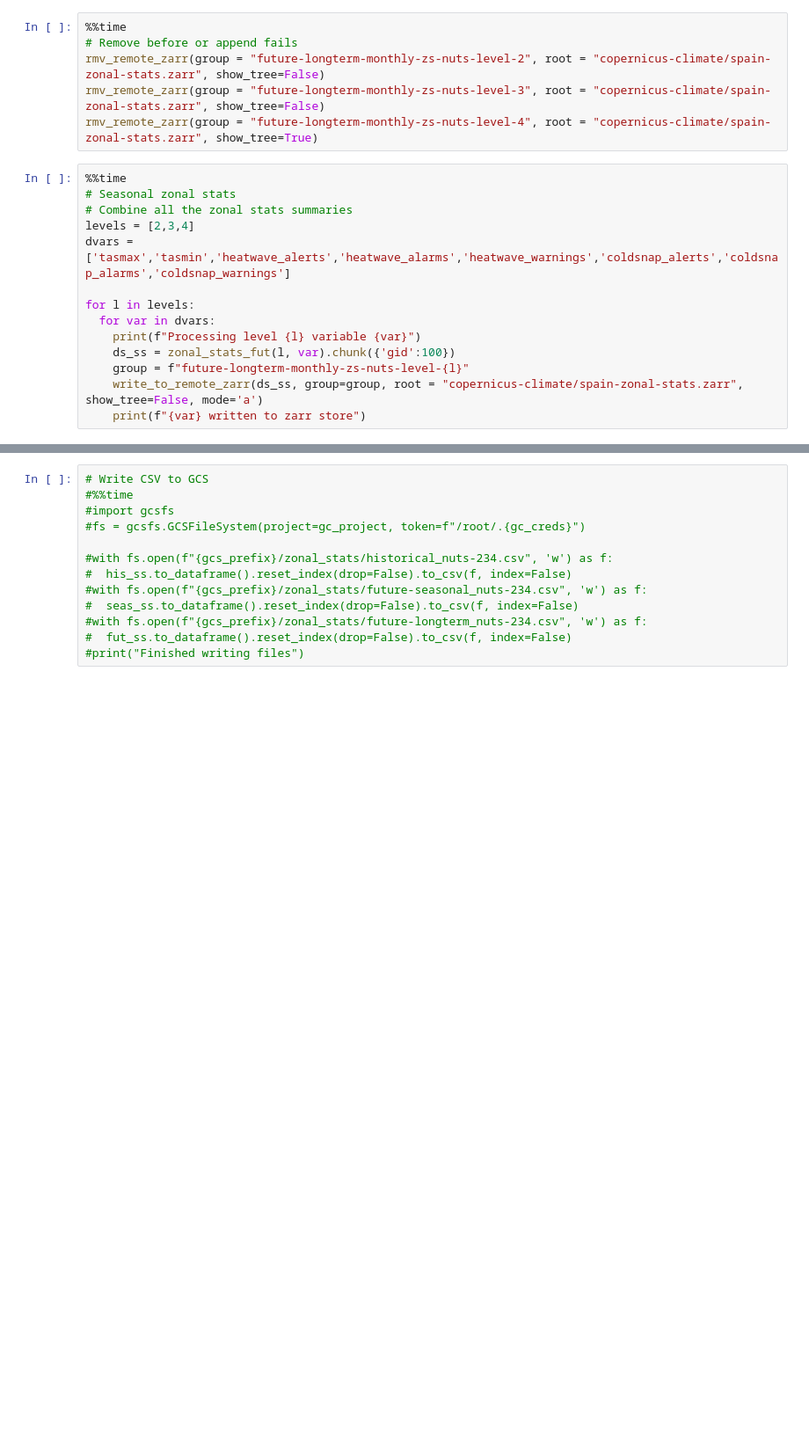
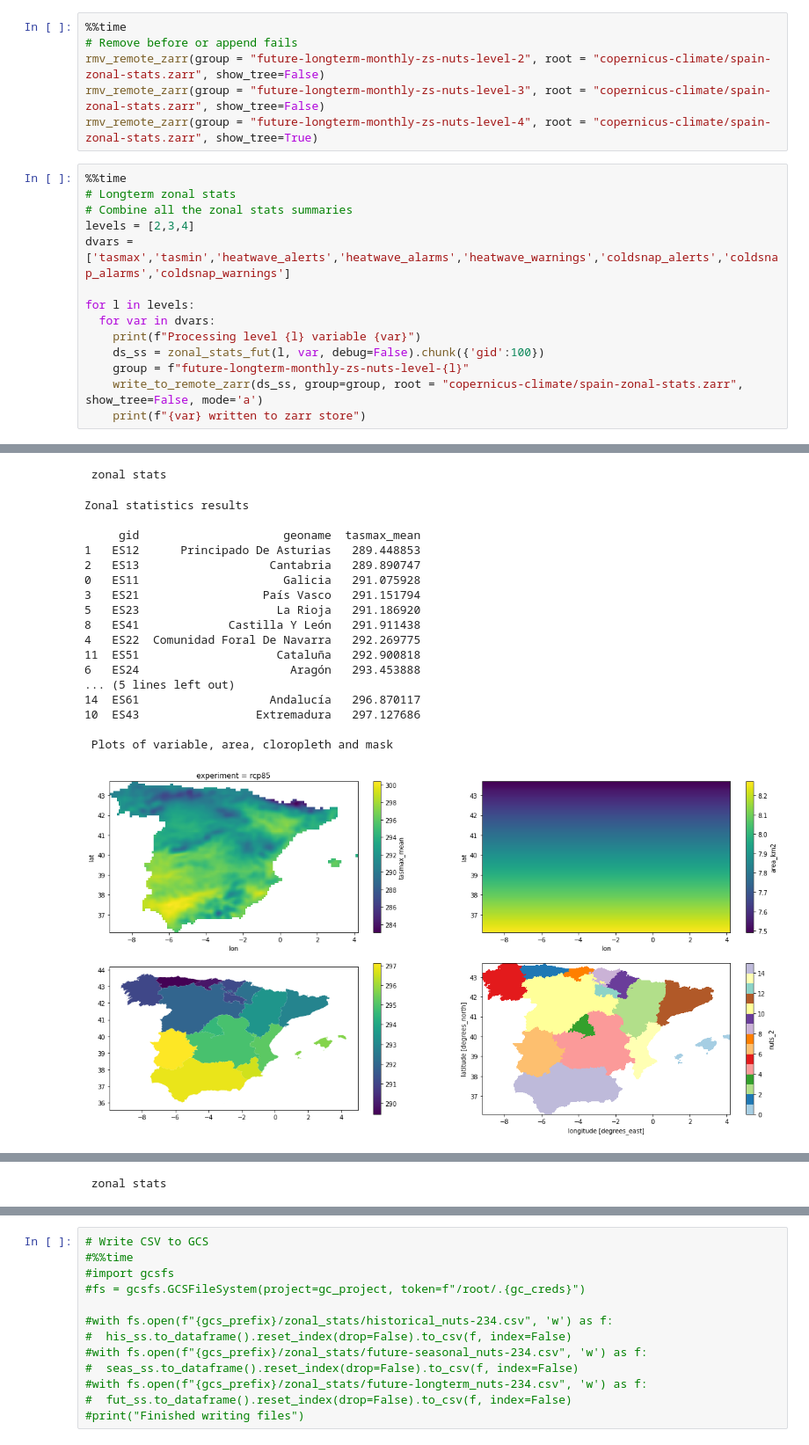
Before and after one commit to Vizzuality/copernicus-climate-data, a Jupyter notebook: prepare_zonal_stats.ipynb, the cells around one changed output, grey strips where cells are left out. Shown at 88% size. Drawn from its saved outputs; the diff is of its cells as text; blank space fills up the shorter version.

```diff
--- a/prepare_zonal_stats.ipynb
+++ b/prepare_zonal_stats.ipynb
@@ -1197,7 +1370,7 @@ rmv_remote_zarr(group = "future-longterm-monthly-zs-nuts-level-3", root = "coper
 rmv_remote_zarr(group = "future-longterm-monthly-zs-nuts-level-4", root = "copernicus-climate/spain-zonal-stats.zarr", show_tree=True)
 # %%
 %%time
-# Seasonal zonal stats
+# Longterm zonal stats
 # Combine all the zonal stats summaries
 levels = [2,3,4]
 dvars = ['tasmax','tasmin','heatwave_alerts','heatwave_alarms','heatwave_warnings','coldsnap_alerts','coldsnap_alarms','coldsnap_warnings']
@@ -1205,7 +1378,8 @@ dvars = ['tasmax','tasmin','heatwave_alerts','heatwave_alarms','heatwave_warning
 for l in levels:
   for var in dvars:
     print(f"Processing level {l} variable {var}")
-    ds_ss = zonal_stats_fut(l, var).chunk({'gid':100})
+    ds_ss = zonal_stats_fut(l, var, debug=False).chunk({'gid':100})
     group = f"future-longterm-monthly-zs-nuts-level-{l}"
     write_to_remote_zarr(ds_ss, group=group, root = "copernicus-climate/spain-zonal-stats.zarr", show_tree=False, mode='a')
     print(f"{var} written to zarr store")
+# %% [output]
@@ -1211,0 +1398,19 @@ for l in levels:
+ zonal stats
+Zonal statistics results
+
+     gid                     geoname  tasmax_mean
+1   ES12      Principado De Asturias   289.448853
+2   ES13                   Cantabria   289.890747
+0   ES11                     Galicia   291.075928
+3   ES21                  País Vasco   291.151794
+5   ES23                    La Rioja   291.186920
+8   ES41             Castilla Y León   291.911438
+4   ES22  Comunidad Foral De Navarra   292.269775
+11  ES51                    Cataluña   292.900818
+6   ES24                      Aragón   293.453888
+... (5 lines left out)
+14  ES61                   Andalucía   296.870117
+10  ES43                 Extremadura   297.127686
+
+ Plots of variable, area, cloropleth and mask
+[figure, added]
@@ -1211,0 +1430 @@ for l in levels:
+ zonal stats
```
Also changed, not shown: parts of 20 cells of this notebook.
